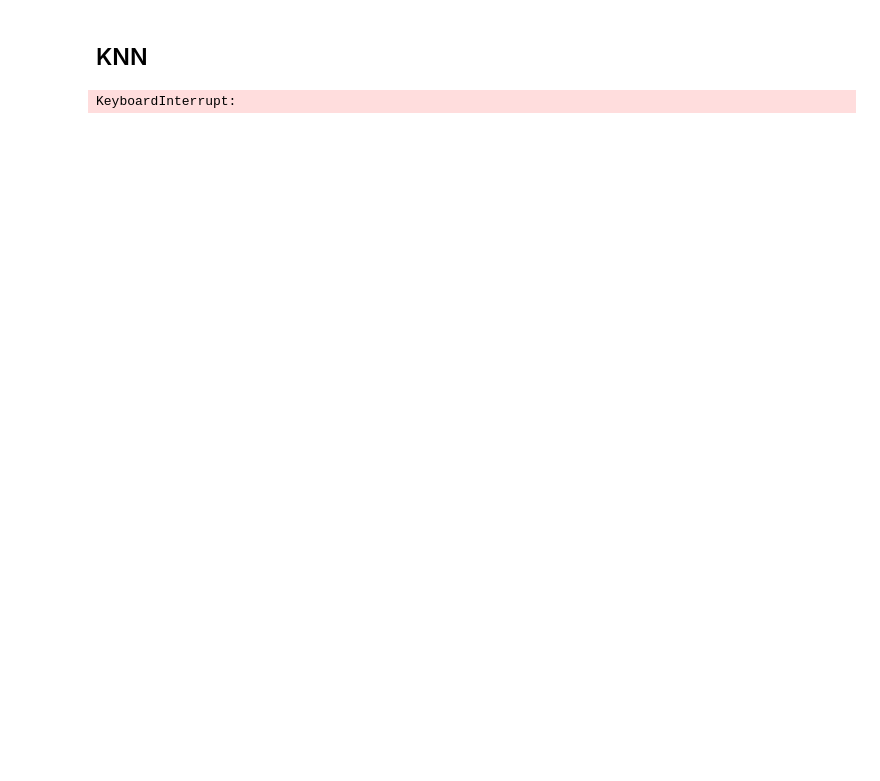
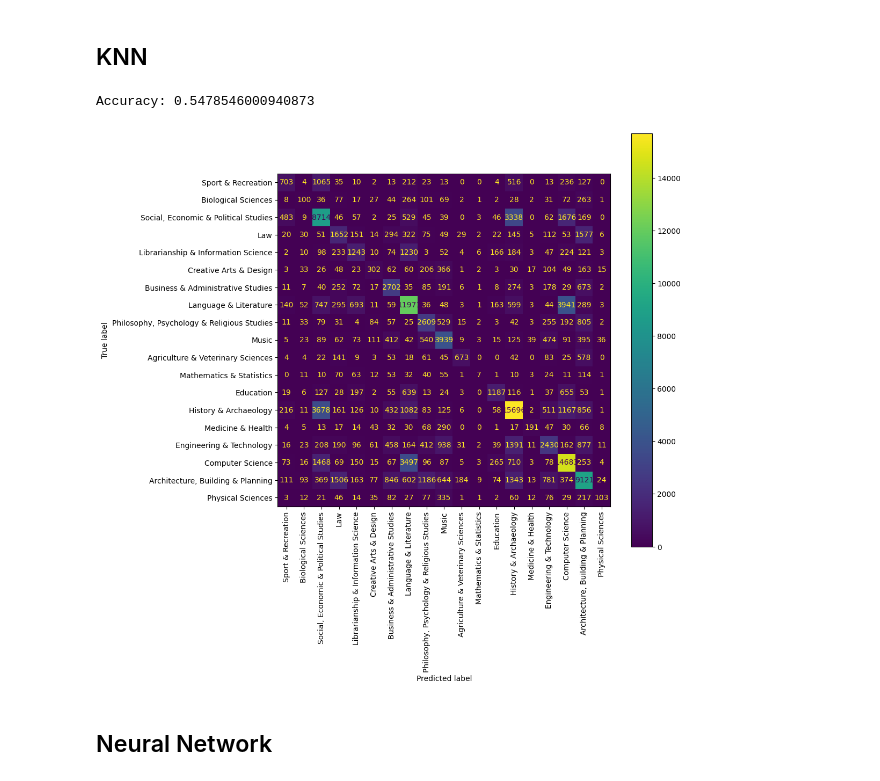
Before and after one commit to rchan26/ethos_TDS, a Jupyter notebook: notebooks/subject_classification.ipynb, the cells around one changed output. Saved outputs shown, nothing was run; the diff lists cells and outputs as text; code cells hidden in the pictures; blank space fills up the shorter version.

```diff
--- a/notebooks/subject_classification.ipynb
+++ b/notebooks/subject_classification.ipynb
@@ -192,18 +253,18 @@ cm_display = ConfusionMatrixDisplay(cm, display_labels=set(labels)).plot(ax=ax,
 from sklearn.neighbors import KNeighborsClassifier
 
 # training a KNN classifier
-knn = KNeighborsClassifier(n_neighbors = 7).fit(X_train, y_train)
+knn = KNeighborsClassifier(n_neighbors = 7).fit(a, y_train)
 
 # model accuracy for X_test
 print(f"Accuracy: {knn.score(X_test, y_test)}")
 # %% [output]
-KeyboardInterrupt:
+Accuracy: 0.5478546000940873
 # %%
-# initialise plot
-fig = plt.figure(figsize=(10, 10))
-ax = fig.add_subplot()
-
 # creating a confusion matrix
-knn_predictions = knn.predict(X_test)
-cm = confusion_matrix(y_test, knn_predictions)
-cm_display = ConfusionMatrixDisplay(cm, display_labels=set(labels)).plot(ax=ax, xticks_rotation="vertical")
+plot_confusion_matrix(predictions = knn.predict(X_test),
+                      true = y_test,
+                      label_names = subjects)
+# %% [output]
+[figure, added]
+# %% [markdown]
+## Neural Network
```
Also changed, not shown: parts of 44 cells of this notebook, 5 other files.
